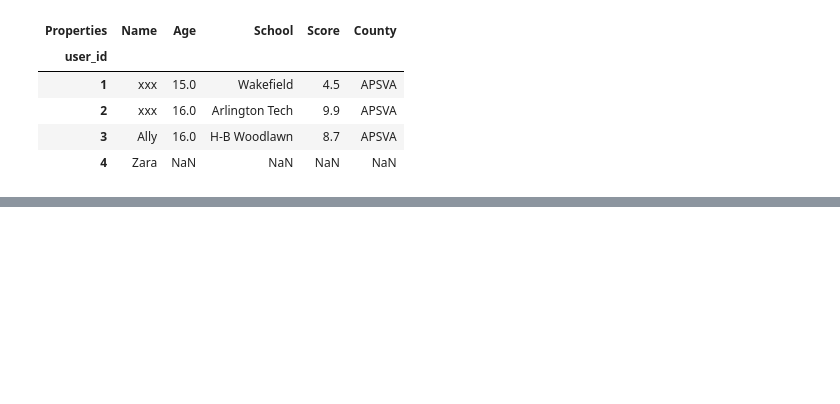
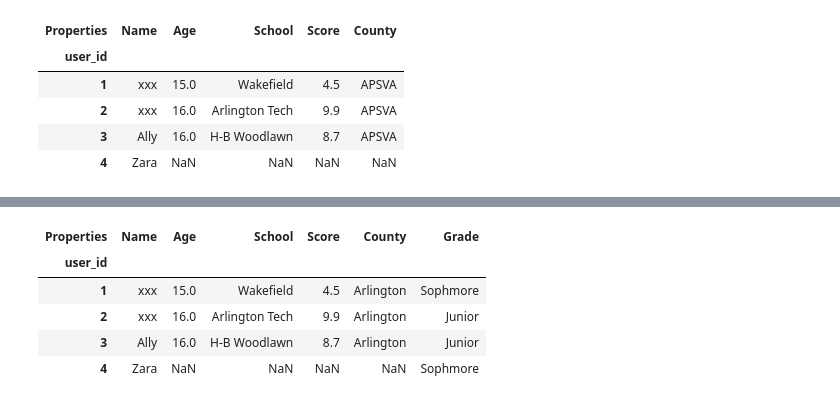
Before and after one commit to 1bMedina/ite140, a Jupyter notebook: notebooks/chapter5.ipynb, the cells around one changed output, grey strips where cells are left out. Drawn from its saved outputs; the diff is of its cells as text; code cells hidden in the pictures; blank space fills up the shorter version.

```diff
--- a/notebooks/chapter5.ipynb
+++ b/notebooks/chapter5.ipynb
@@ -416,0 +432,11 @@ df2.replace("Arlington", "APSVA")
+# %%
+df2.loc[: , "Grade"] = ["Sophmore", "Junior", "Junior", "Sophmore"]
+
+df2
+# %% [output]
+| Properties | Name | Age | School | Score | County | Grade |
+| user_id |  |  |  |  |  |  |
+| 1 | xxx | 15.0 | Wakefield | 4.5 | Arlington | Sophmore |
+| 2 | xxx | 16.0 | Arlington Tech | 9.9 | Arlington | Junior |
+| 3 | Ally | 16.0 | H-B Woodlawn | 8.7 | Arlington | Junior |
+| 4 | Zara | NaN | NaN | NaN | NaN | Sophmore |
```
Also changed, not shown: parts of 33 cells of this notebook, 3 other files.
